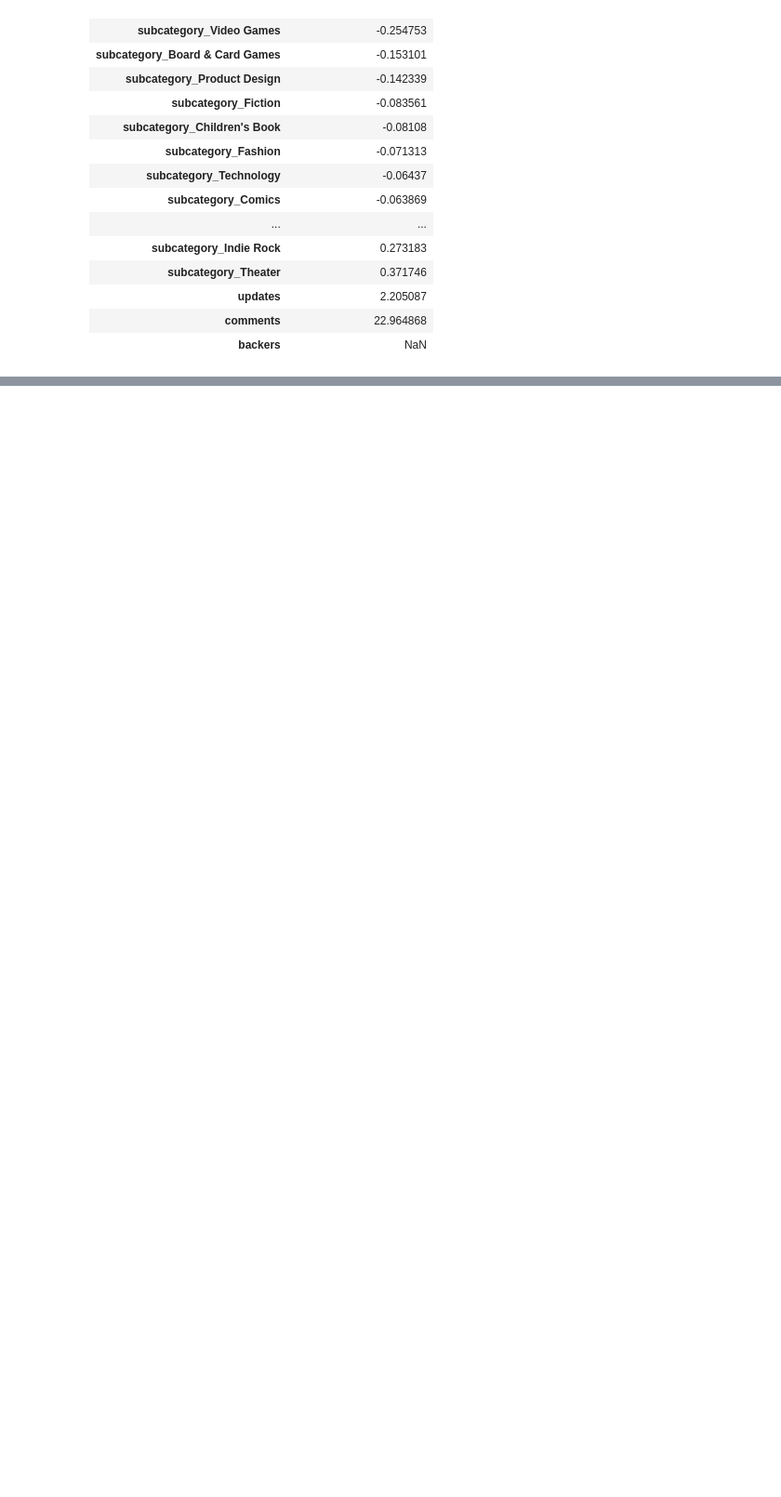
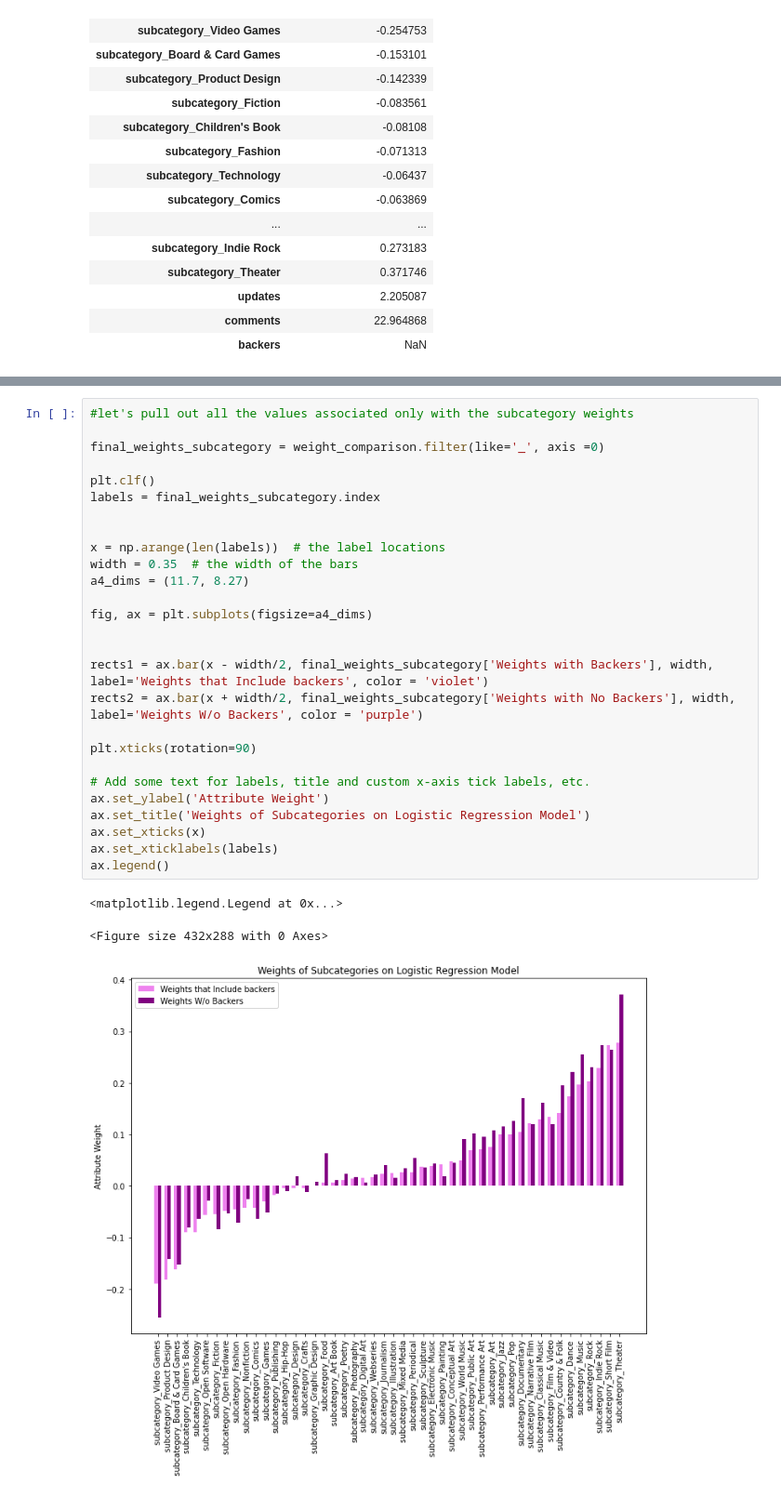
Before and after one commit to nico-medellin/kickstarter-regression, a Jupyter notebook: Kickstarter_Logistic_Regression_Model_Updated.ipynb, the cells around one changed output, grey strips where cells are left out. Shown at 93% size. Cells and saved outputs as stored; diff of their text form; blank space fills up the shorter version.

```diff
--- a/Kickstarter_Logistic_Regression_Model_Updated.ipynb
+++ b/Kickstarter_Logistic_Regression_Model_Updated.ipynb
@@ -1019,0 +1117,31 @@ weight_comparison.sort_values('Weights with Backers')
+# %%
+#let's pull out all the values associated only with the subcategory weights
+
+final_weights_subcategory = weight_comparison.filter(like='_', axis =0)
+
+plt.clf()
+labels = final_weights_subcategory.index
+
+
+x = np.arange(len(labels))  # the label locations
+width = 0.35  # the width of the bars
+a4_dims = (11.7, 8.27)
+
+fig, ax = plt.subplots(figsize=a4_dims)
+
+
+rects1 = ax.bar(x - width/2, final_weights_subcategory['Weights with Backers'], width, label='Weights that Include backers', color = 'violet')
+rects2 = ax.bar(x + width/2, final_weights_subcategory['Weights with No Backers'], width, label='Weights W/o Backers', color = 'purple')
+
+plt.xticks(rotation=90)
+
+# Add some text for labels, title and custom x-axis tick labels, etc.
+ax.set_ylabel('Attribute Weight')
+ax.set_title('Weights of Subcategories on Logistic Regression Model')
+ax.set_xticks(x)
+ax.set_xticklabels(labels)
+ax.legend()
+# %% [output]
+<matplotlib.legend.Legend at 0x...>
+<Figure size 432x288 with 0 Axes>
+[figure, added]
```
Also changed, not shown: parts of 9 cells of this notebook.
